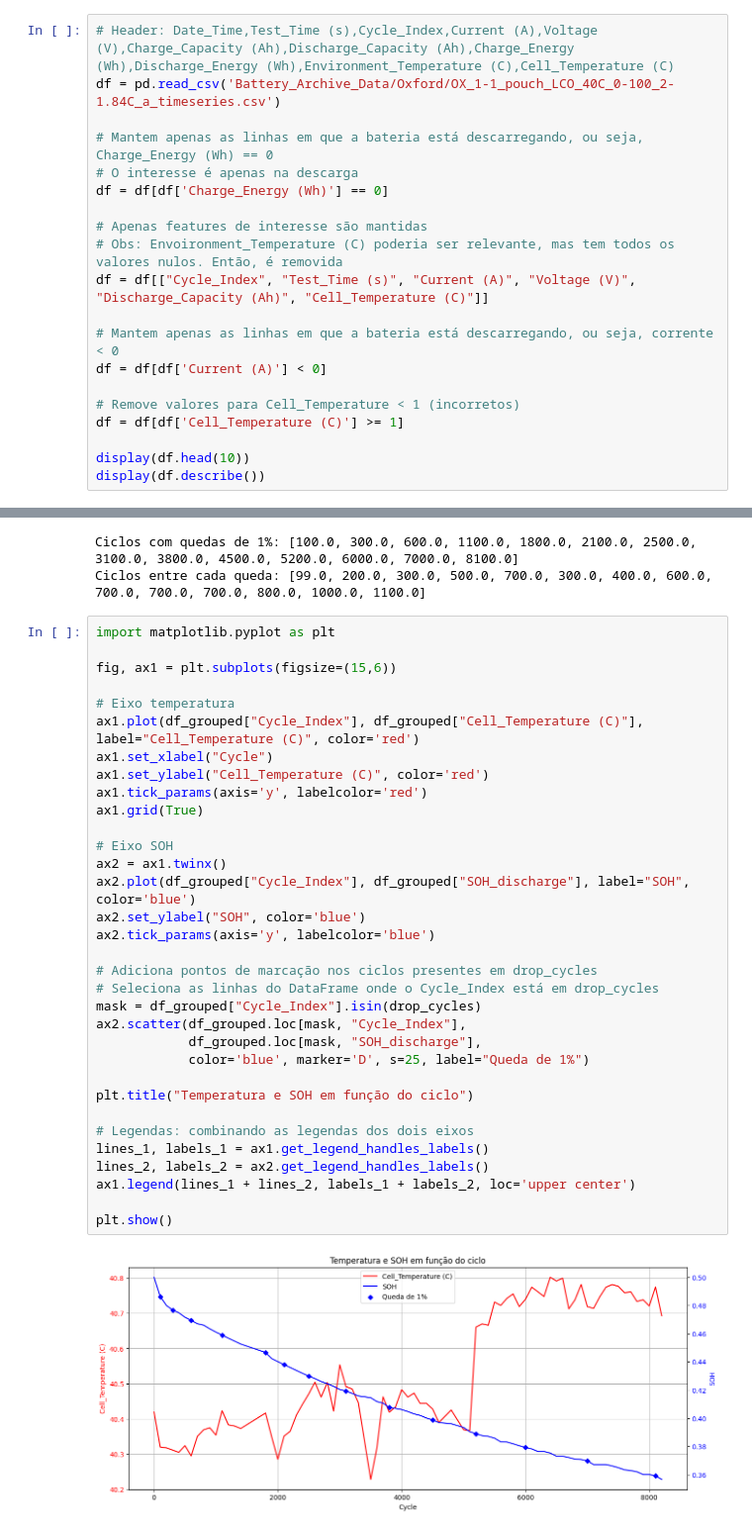
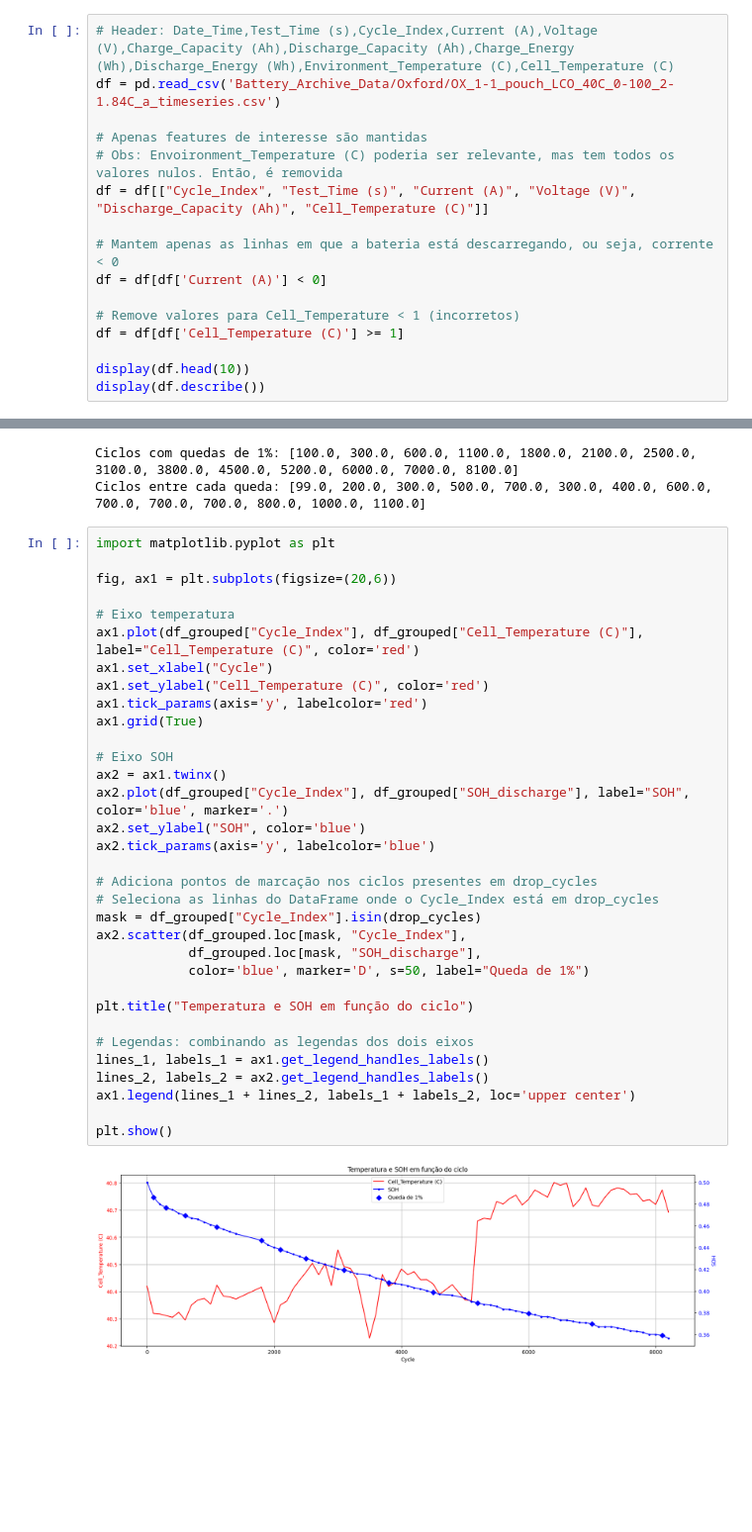
Before and after one commit to Davi-SB/Battery-Analysis, a Jupyter notebook: SOH_vs_Temperature.ipynb, the cells around one changed output, grey strips where cells are left out. Shown at 99% size. Saved outputs shown, nothing was run; the diff lists cells and outputs as text; blank space fills up the shorter version.

```diff
--- a/SOH_vs_Temperature.ipynb
+++ b/SOH_vs_Temperature.ipynb
@@ -25,10 +31,6 @@ Corrente positiva --> carga
 # %%
 # Header: Date_Time,Test_Time (s),Cycle_Index,Current (A),Voltage (V),Charge_Capacity (Ah),Discharge_Capacity (Ah),Charge_Energy (Wh),Discharge_Energy (Wh),Environment_Temperature (C),Cell_Temperature (C)
 df = pd.read_csv('Battery_Archive_Data/Oxford/OX_1-1_pouch_LCO_40C_0-100_2-1.84C_a_timeseries.csv')
-
-# Mantem apenas as linhas em que a bateria está descarregando, ou seja, Charge_Energy (Wh) == 0
-# O interesse é apenas na descarga
-df = df[df['Charge_Energy (Wh)'] == 0]
 
 # Apenas features de interesse são mantidas
 # Obs: Envoironment_Temperature (C) poderia ser relevante, mas tem todos os valores nulos. Então, é removida
@@ -178,35 +180,35 @@ Ciclos entre cada queda: [99.0, 200.0, 300.0, 500.0, 700.0, 300.0, 400.0, 600.0,
 # %%
 import matplotlib.pyplot as plt
 
-fig, ax1 = plt.subplots(figsize=(15,6))
+fig, ax1 = plt.subplots(figsize=(20,6))
 
 # Eixo temperatura
 ax1.plot(df_grouped["Cycle_Index"], df_grouped["Cell_Temperature (C)"], label="Cell_Temperature (C)", color='red')
 ax1.set_xlabel("Cycle")
 ax1.set_ylabel("Cell_Temperature (C)", color='red')
 ax1.tick_params(axis='y', labelcolor='red')
 ax1.grid(True)
 
 # Eixo SOH
 ax2 = ax1.twinx()
-ax2.plot(df_grouped["Cycle_Index"], df_grouped["SOH_discharge"], label="SOH", color='blue')
+ax2.plot(df_grouped["Cycle_Index"], df_grouped["SOH_discharge"], label="SOH", color='blue', marker='.')
 ax2.set_ylabel("SOH", color='blue')
 ax2.tick_params(axis='y', labelcolor='blue')
 
 # Adiciona pontos de marcação nos ciclos presentes em drop_cycles
 # Seleciona as linhas do DataFrame onde o Cycle_Index está em drop_cycles
 mask = df_grouped["Cycle_Index"].isin(drop_cycles)
 ax2.scatter(df_grouped.loc[mask, "Cycle_Index"],
             df_grouped.loc[mask, "SOH_discharge"],
-            color='blue', marker='D', s=25, label="Queda de 1%")
+            color='blue', marker='D', s=50, label="Queda de 1%")
 
 plt.title("Temperatura e SOH em função do ciclo")
 
 # Legendas: combinando as legendas dos dois eixos
 lines_1, labels_1 = ax1.get_legend_handles_labels()
 lines_2, labels_2 = ax2.get_legend_handles_labels()
 ax1.legend(lines_1 + lines_2, labels_1 + labels_2, loc='upper center')
 
 plt.show()
 # %% [output]
-[figure, old version]
+[figure, new version]
```
Also changed, not shown: parts of 6 cells of this notebook.
